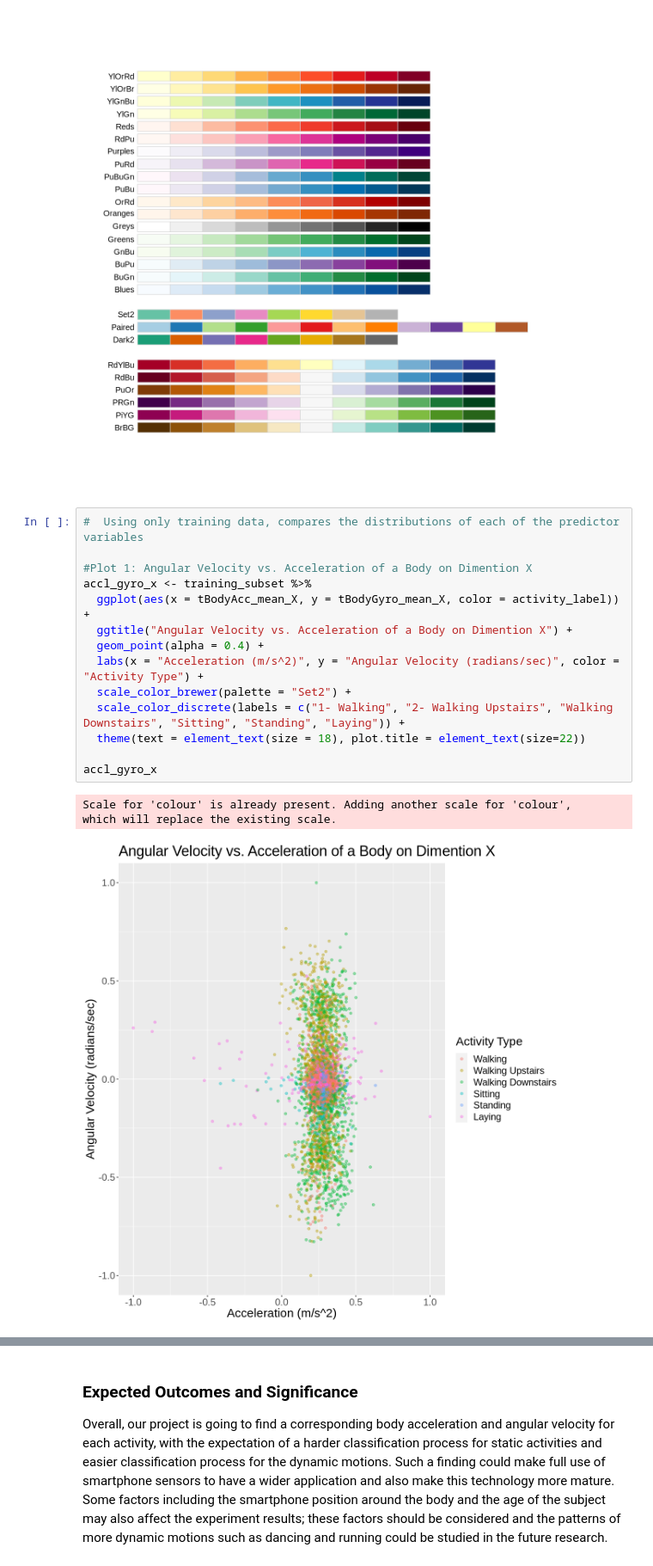
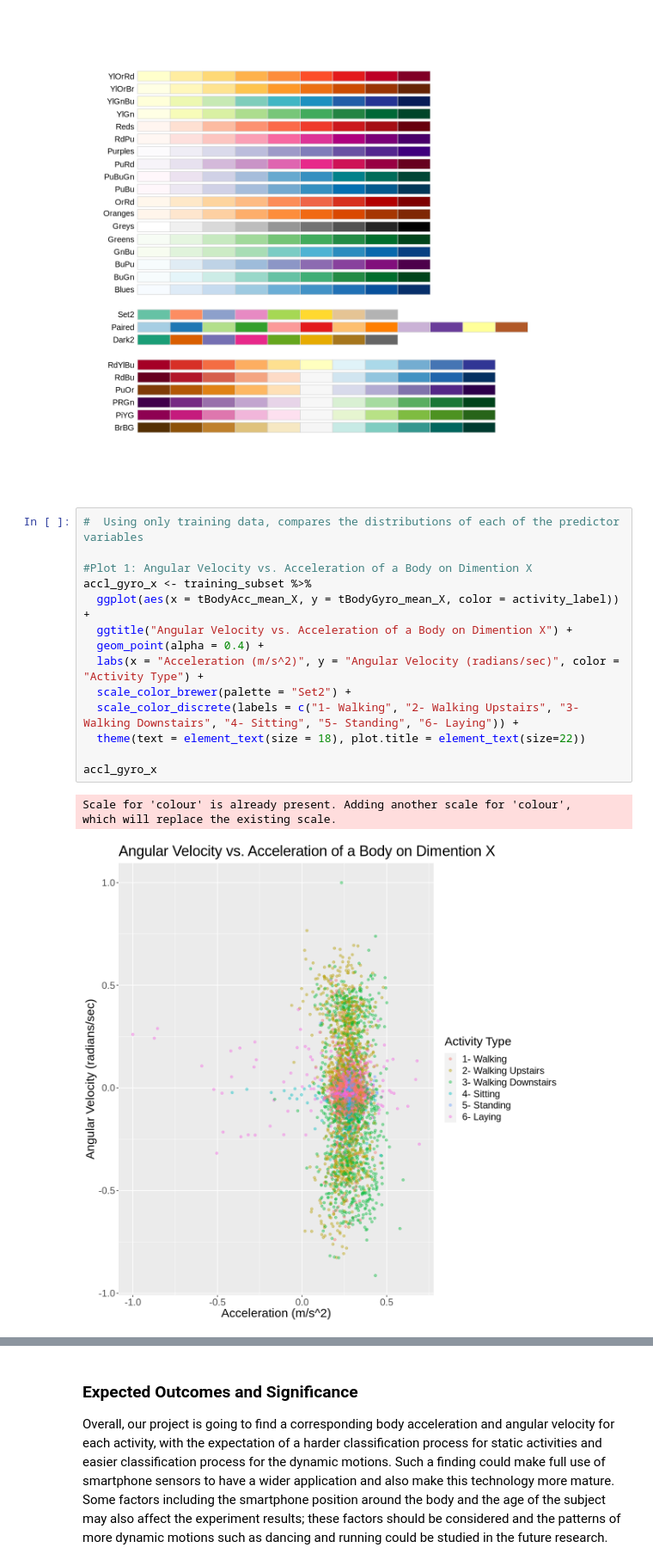
Before and after one commit to eleahj/dsci_project, a Jupyter notebook: human_activities.ipynb, the cells around one changed output, grey strips where cells are left out. Shown at 86% size. Cells and saved outputs as stored; diff of their text form.

Commit message:
label added
.

```diff
--- a/human_activities.ipynb
+++ b/human_activities.ipynb
@@ -258,21 +258,21 @@ display.brewer.all(colorblindFriendly = TRUE)
 # %%
 #  Using only training data, compares the distributions of each of the predictor variables
 
 #Plot 1: Angular Velocity vs. Acceleration of a Body on Dimention X
 accl_gyro_x <- training_subset %>%
   ggplot(aes(x = tBodyAcc_mean_X, y = tBodyGyro_mean_X, color = activity_label)) +
   ggtitle("Angular Velocity vs. Acceleration of a Body on Dimention X") +
   geom_point(alpha = 0.4) +
   labs(x = "Acceleration (m/s^2)", y = "Angular Velocity (radians/sec)", color = "Activity Type") +
   scale_color_brewer(palette = "Set2") +
-  scale_color_discrete(labels = c("1- Walking", "2- Walking Upstairs", "Walking Downstairs", "Sitting", "Standing", "Laying")) +
+  scale_color_discrete(labels = c("1- Walking", "2- Walking Upstairs", "3- Walking Downstairs", "4- Sitting", "5- Standing", "6- Laying")) +
   theme(text = element_text(size = 18), plot.title = element_text(size=22))
 
 accl_gyro_x
 # %% [output]
 Scale for 'colour' is already present. Adding another scale for 'colour',
 which will replace the existing scale.
-[figure, old version]
+[figure, new version]
 # %%
 # Plot 2: Angular Velocity vs. Acceleration of a Body on Dimention Y
 accl_gyro_y <- training_subset %>%
```
Also changed, not shown: parts of 3 cells of this notebook.
